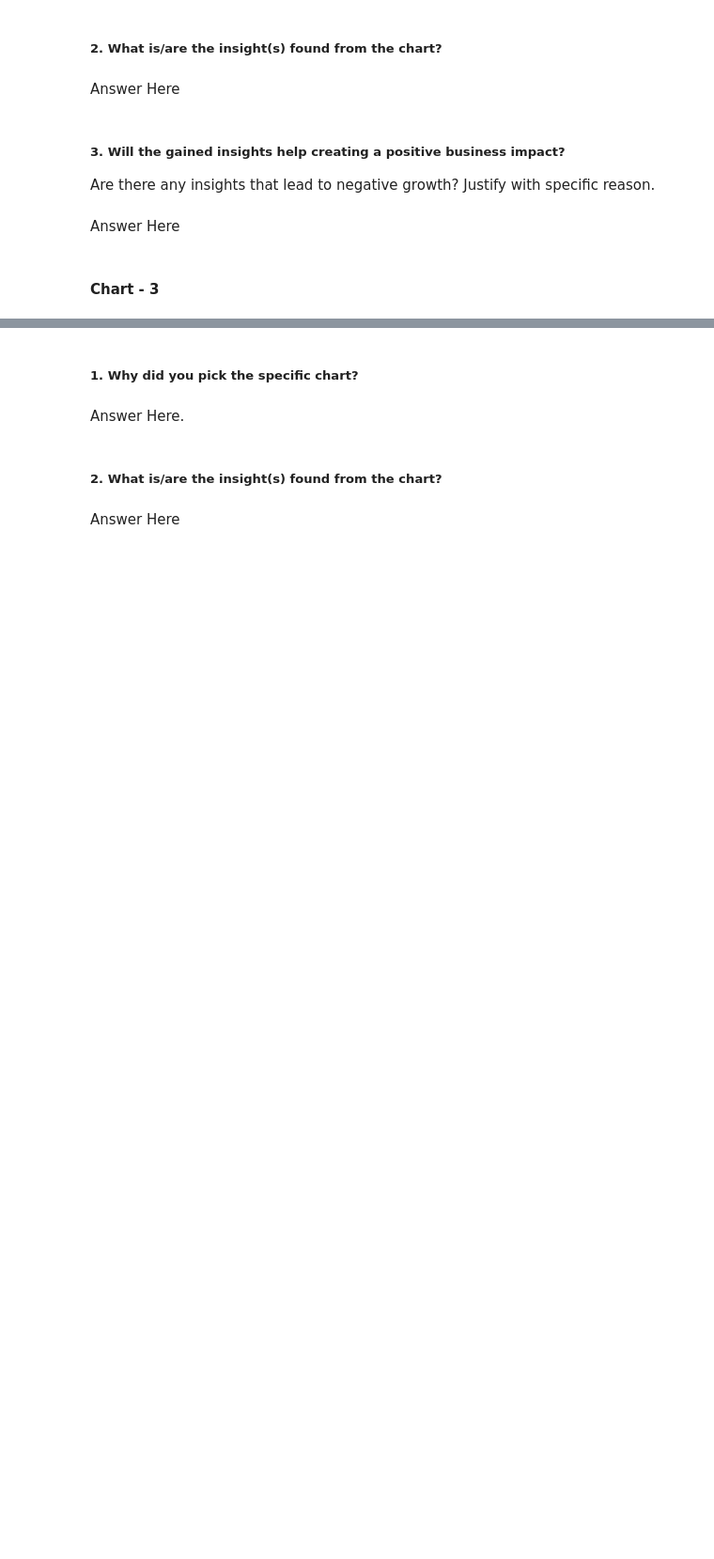
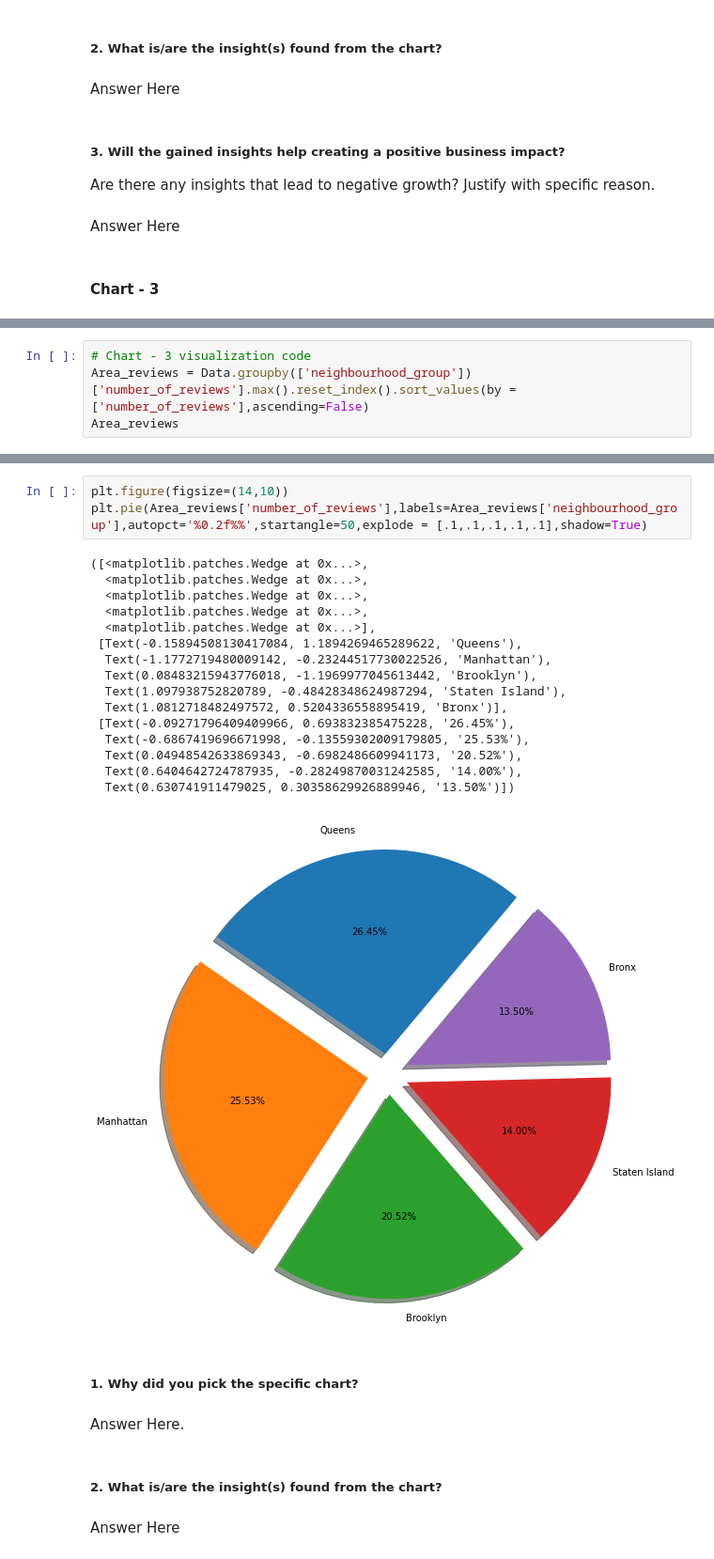
Before and after one commit to HemantSingh108/Airbnb_booking_analysis, a Jupyter notebook: Airbnb_Bookings_Analysis_Capstone_Project.ipynb, the cells around one changed output, grey strips where cells are left out. Shown at 94% size. Drawn from its saved outputs; the diff is of its cells as text; blank space fills up the shorter version.

```diff
--- a/Airbnb_Bookings_Analysis_Capstone_Project.ipynb
+++ b/Airbnb_Bookings_Analysis_Capstone_Project.ipynb
@@ -285,0 +300,4 @@ Answer Here
+# %%
+# Chart - 3 visualization code
+Area_reviews = Data.groupby(['neighbourhood_group'])['number_of_reviews'].max().reset_index().sort_values(by = ['number_of_reviews'],ascending=False)
+Area_reviews
@@ -286,3 +311,23 @@ Answer Here
+# %%
+plt.figure(figsize=(14,10))
+plt.pie(Area_reviews['number_of_reviews'],labels=Area_reviews['neighbourhood_group'],autopct='%0.2f%%',startangle=50,explode = [.1,.1,.1,.1,.1],shadow=True)
+# %% [output]
+([<matplotlib.patches.Wedge at 0x...>,
+  <matplotlib.patches.Wedge at 0x...>,
+  <matplotlib.patches.Wedge at 0x...>,
+  <matplotlib.patches.Wedge at 0x...>,
+  <matplotlib.patches.Wedge at 0x...>],
+ [Text(-0.15894508130417084, 1.1894269465289622, 'Queens'),
+  Text(-1.1772719480009142, -0.23244517730022526, 'Manhattan'),
+  Text(0.08483215943776018, -1.1969977045613442, 'Brooklyn'),
+  Text(1.097938752820789, -0.48428348624987294, 'Staten Island'),
+  Text(1.0812718482497572, 0.5204336558895419, 'Bronx')],
+ [Text(-0.09271796409409966, 0.693832385475228, '26.45%'),
+  Text(-0.6867419696671998, -0.13559302009179805, '25.53%'),
+  Text(0.04948542633869343, -0.6982486609941173, '20.52%'),
+  Text(0.6404642724787935, -0.28249870031242585, '14.00%'),
+  Text(0.630741911479025, 0.30358629926889946, '13.50%')])
+[figure, added]
 # %% [markdown]
 ##### 1. Why did you pick the specific chart?
 # %% [markdown]
```
Also changed, not shown: parts of 8 cells of this notebook.
